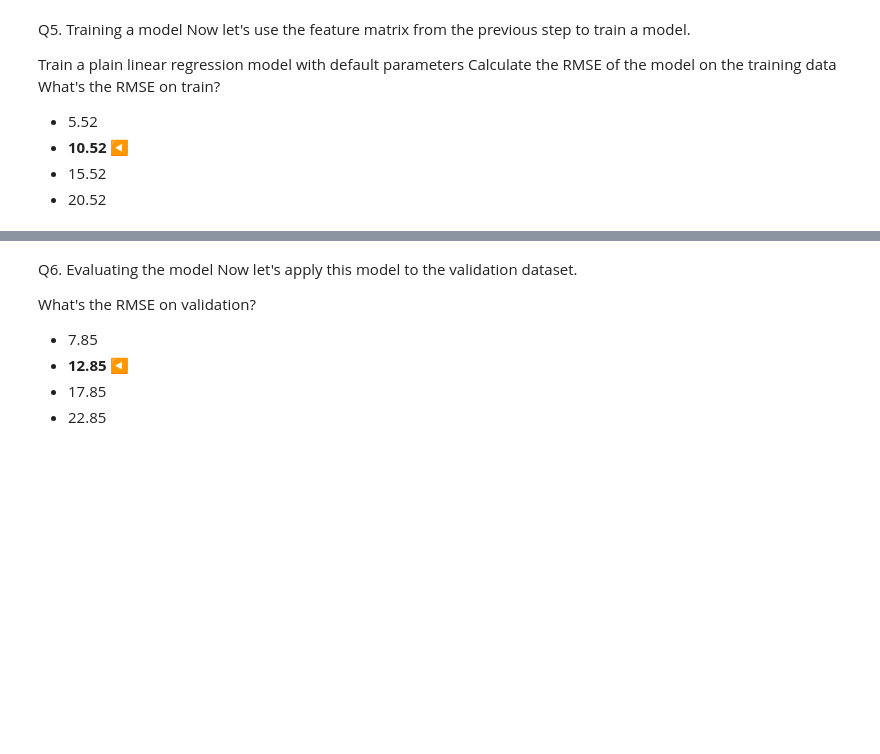
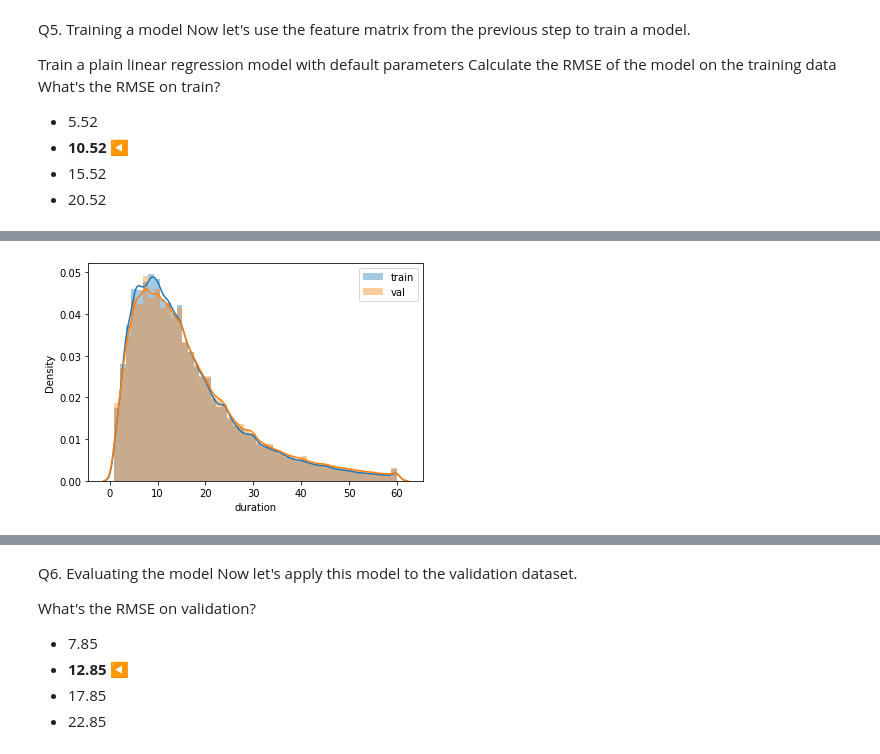
Before and after one commit to pkams/MLOps-Zoomcamp, a Jupyter notebook: MLOPS_Zoomcamp_Homework_1.ipynb, the cells around one changed output, grey strips where cells are left out. Saved outputs shown, nothing was run; the diff lists cells and outputs as text; code cells hidden in the pictures; blank space fills up the shorter version.

```diff
--- a/MLOPS_Zoomcamp_Homework_1.ipynb
+++ b/MLOPS_Zoomcamp_Homework_1.ipynb
@@ -200,3 +216,10 @@ y_val = df_val['duration'].values
+# %%
+sns.distplot(limited_duration_df['duration'], label='train')
+sns.distplot(df_val['duration'], label='val')
+plt.legend()
+plt.show()
+# %% [output]
+[figure, added]
 # %%
 y_pred = lr.predict(X_val)
 
```
Also changed, not shown: parts of 2 cells of this notebook.
